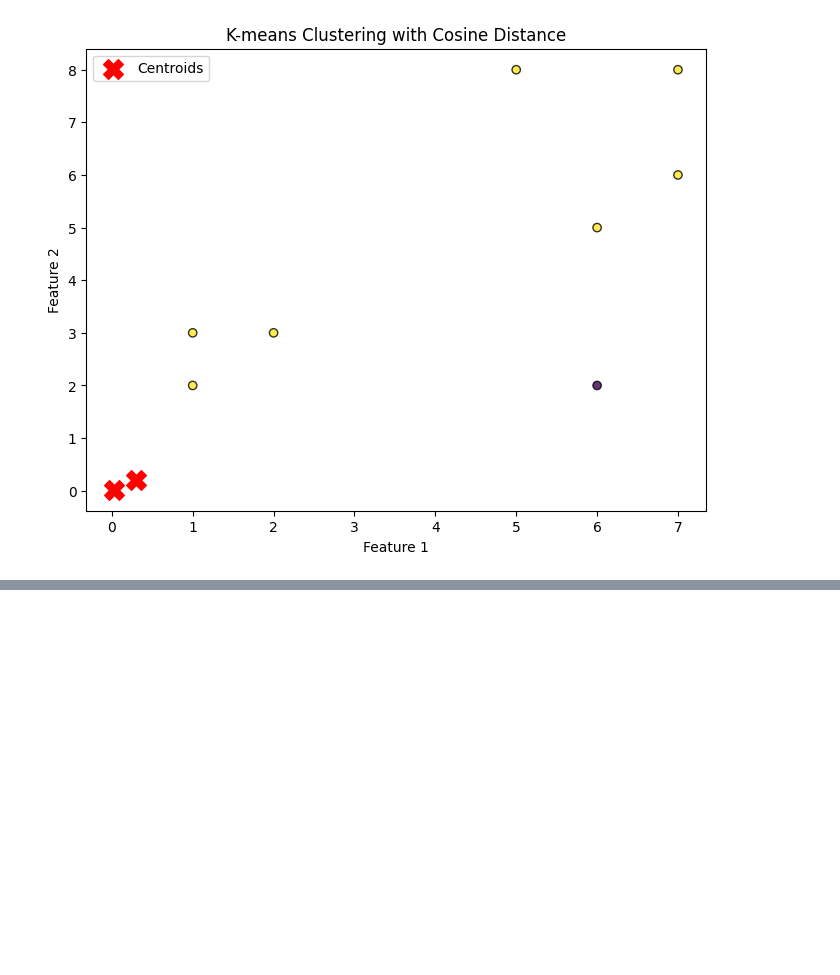
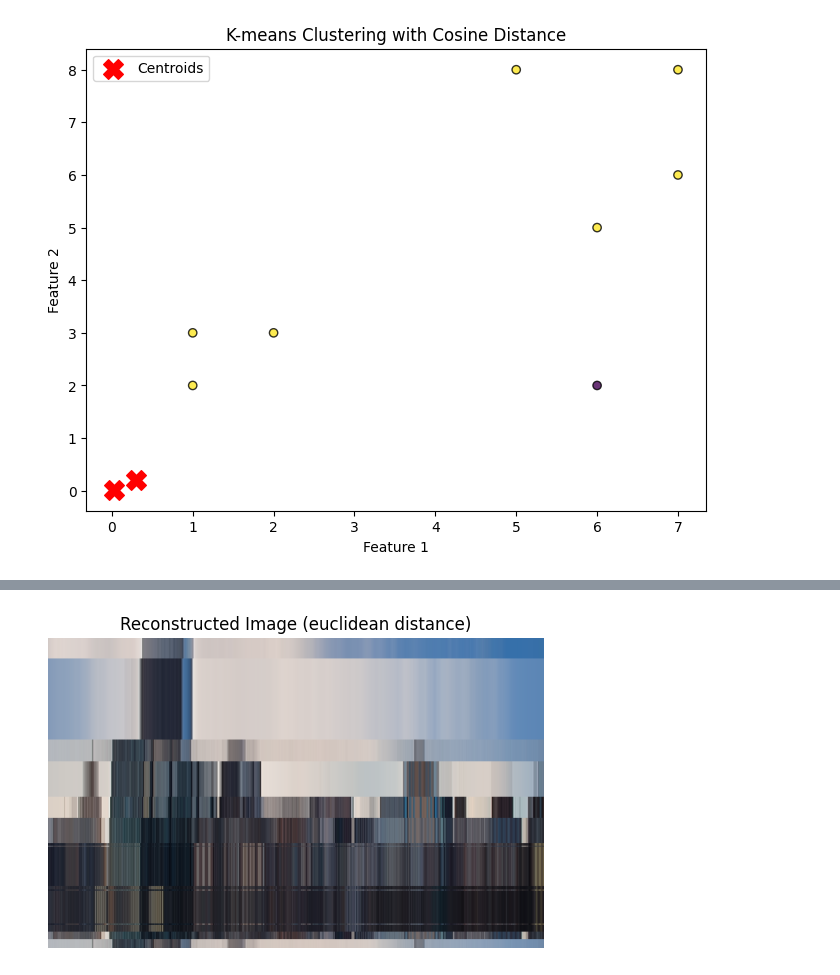
Before and after one commit to NP-15/Machine-learning, a Jupyter notebook: Sessions/KMeans.ipynb, the cells around one changed output, grey strips where cells are left out. Saved outputs shown, nothing was run; the diff lists cells and outputs as text; code cells hidden in the pictures; blank space fills up the shorter version.

Commit message:
Added image reconstruction.

```diff
--- a/Sessions/KMeans.ipynb
+++ b/Sessions/KMeans.ipynb
@@ -97,0 +112,83 @@ plot_clusters(X, centroids_cosine, labels_cosine, 'Cosine')
+# %%
+import numpy as np
+from sklearn.cluster import KMeans
+from sklearn.metrics import silhouette_score
+from sklearn.datasets import load_sample_image
+import matplotlib.pyplot as plt
+from PIL import Image
+
+def calculate_sse(image_data, labels, centroids):
+    num_pixels = image_data.shape[0]
+    sse = 0
+    for i in range(num_pixels):
+        cluster_label = labels[i]
+        centroid = centroids[cluster_label]
+        pixel_diff = image_data[i] - centroid
+        squared_error = np.dot(pixel_diff, pixel_diff)
+        sse += squared_error
+    return sse
+
+
+try:
+    image = load_sample_image("/content/drive/MyDrive/Machine-learning-main/assets/skyscraper.jpg")
+    plt.imshow(image)
+    plt.axis('off')
+    plt.title('Original Image')
+    plt.show()
+except Exception as e:
+    print("Error loading image using 'load_sample_image':", e)
+    image = Image.open("/content/drive/MyDrive/Machine-learning-main/assets/skyscraper.jpg")
+
+
+image_data = np.array(image) / 255.0
+n_dimensions = image_data.ndim
+
+if n_dimensions == 3:
+    X = np.asarray(image_data)
+elif n_dimensions == 4:
+    X = np.asarray(image_data)[:, :, :3]
+else:
+    raise ValueError("Invalid image dimensions")
+
+X_flat = X.reshape(-1, X.shape[1] * X.shape[2])
+
+
+def kmeans_clustering(X, k, distance_measure):
+    kmeans = KMeans(n_clusters=k, init='k-means++', n_init=10, random_state=0)
+    kmeans.fit(X)
+    labels = kmeans.labels_
+    centroids = kmeans.cluster_centers_
+    return labels, centroids
+
+
+k = 8
+distance_measures = ['euclidean', 'manhattan', 'cosine']
+for measure in distance_measures:
+    labels, centroids = kmeans_clustering(X_flat, k, measure)
+
+    reconstructed_image = centroids[labels].reshape(X.shape)
+    reconstructed_image = np.clip(reconstructed_image, 0, 1)
+
+    plt.imshow(reconstructed_image)
+    plt.axis('off')
+    plt.title(f'Reconstructed Image ({measure} distance)')
+    plt.show()
+
+    silhouette_avg = silhouette_score(X_flat, labels, metric='euclidean')
+    print(f'Silhouette Score ({measure} distance): {silhouette_avg}')
+
+    sse = calculate_sse(X_flat, labels, centroids)
+    print(f'Sum of Squared Errors ({measure} distance): {sse}')
+
+distortions = []
+K_range = range(1, 11)
+for k in K_range:
+    kmeans = KMeans(n_clusters=k, init='k-means++', n_init=10, random_state=0)
+    kmeans.fit(X_flat)
+    distortions.append(kmeans.inertia_)
+
+plt.plot(K_range, distortions, 'bx-')
+plt.xlabel('Number of Clusters')
+plt.ylabel('Distortion')
+plt.show()
+# %% [output]
@@ -97,0 +196 @@ plot_clusters(X, centroids_cosine, labels_cosine, 'Cosine')
+[figure, added]
```
Also changed, not shown: parts of 8 cells of this notebook.
